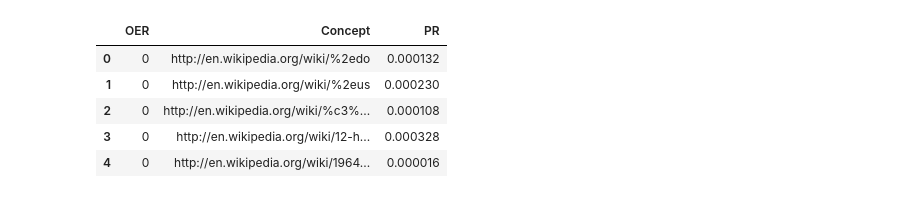
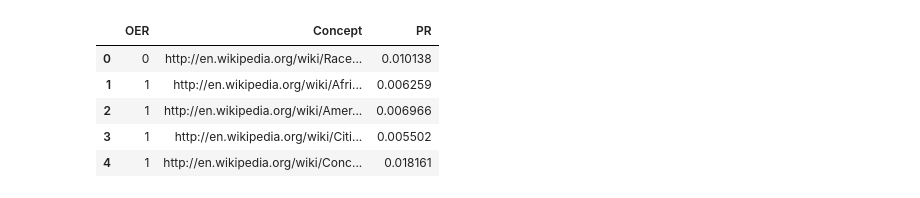
Before and after one commit to AymenRaouf/PrecedabilityOER, a Jupyter notebook: Preprocessing/Classes.ipynb, the cells around one changed output. Drawn from its saved outputs; the diff is of its cells as text; code cells hidden in the pictures.

```diff
--- a/Preprocessing/Classes.ipynb
+++ b/Preprocessing/Classes.ipynb
@@ -1,20 +1,20 @@
 # %%
 import os
 import pandas as pd
 
-main_publisher = 'Merged'
+main_publisher = 'OYC'
 
 script_dir = os.path.dirname(os.path.realpath('__file__'))
 path = os.path.join(script_dir, '../Data/' + main_publisher + '/')
-df_concepts = pd.read_csv(path + 'concepts.csv', sep = '|')
+df_concepts = pd.read_csv(path + 'concepts_bis.csv', sep = '|')
 df_concepts.head()
 # %% [output]
 |  | OER | Concept | PR |
-| 0 | 0 | http://en.wikipedia.org/wiki/%2edo | 0.000132 |
-| 1 | 0 | http://en.wikipedia.org/wiki/%2eus | 0.000230 |
-| 2 | 0 | http://en.wikipedia.org/wiki/%c3%... | 0.000108 |
-| 3 | 0 | http://en.wikipedia.org/wiki/12-h... | 0.000328 |
-| 4 | 0 | http://en.wikipedia.org/wiki/1964... | 0.000016 |
+| 0 | 0 | http://en.wikipedia.org/wiki/Race... | 0.010138 |
+| 1 | 1 | http://en.wikipedia.org/wiki/Afri... | 0.006259 |
+| 2 | 1 | http://en.wikipedia.org/wiki/Amer... | 0.006966 |
+| 3 | 1 | http://en.wikipedia.org/wiki/Citi... | 0.005502 |
+| 4 | 1 | http://en.wikipedia.org/wiki/Conc... | 0.018161 |
 # %%
 from SPARQLWrapper import SPARQLWrapper, JSON, XML
 import time
```
Also changed, not shown: parts of 1 cell of this notebook, 16 other files.
